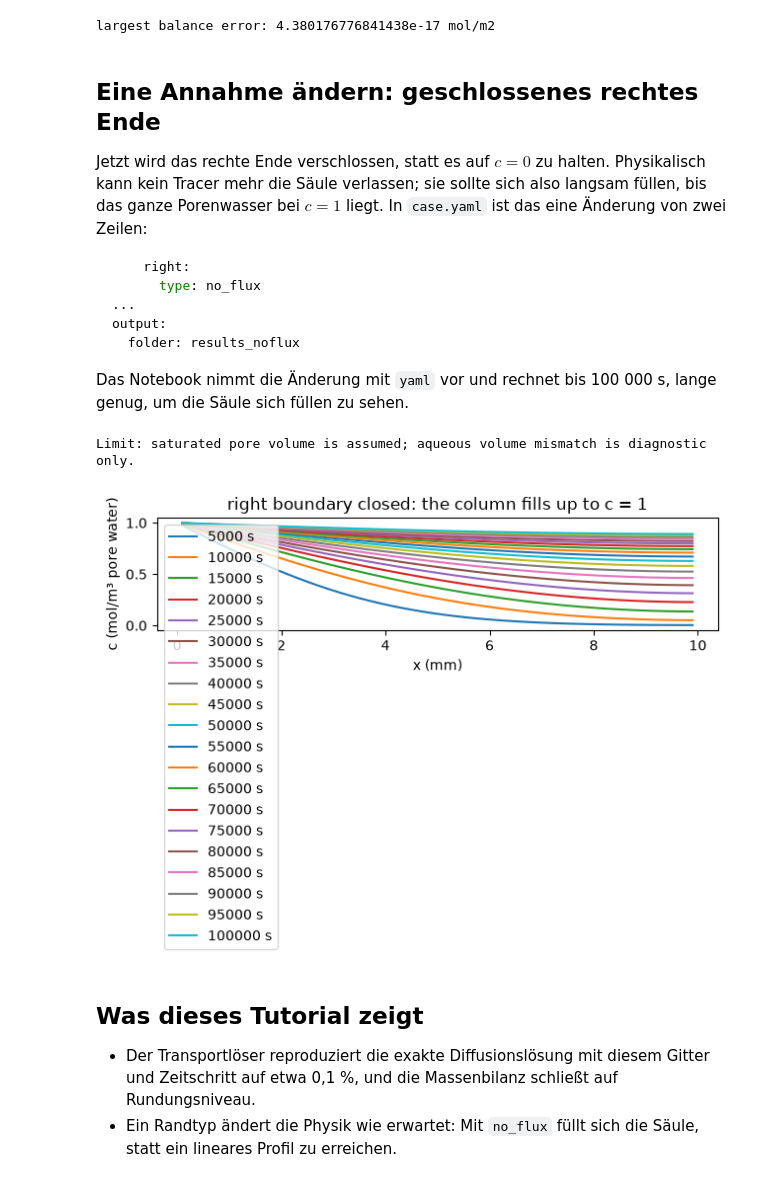
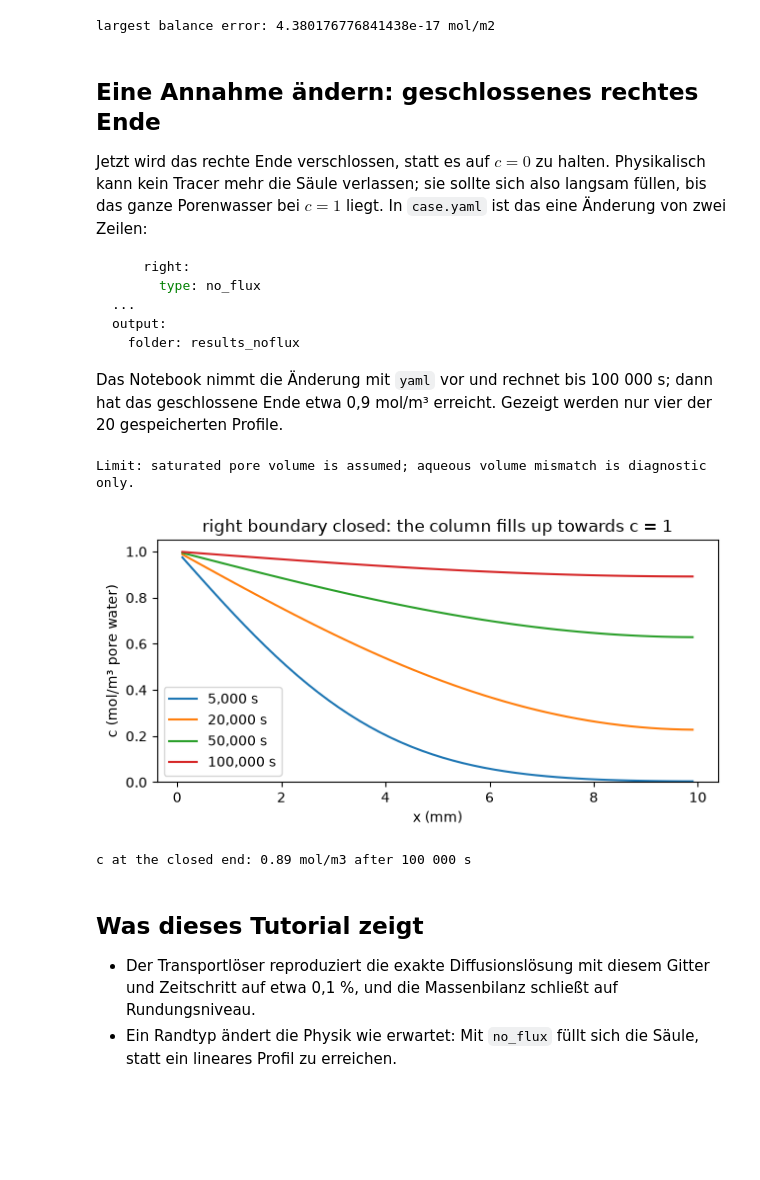
Before and after one commit to Bin-YZ/gems-fenicsx-tutorials, a Jupyter notebook: de/tutorials/01_tracer_diffusion.ipynb, the cells around one changed output. Drawn from its saved outputs; the diff is of its cells as text; code cells hidden in the pictures; blank space fills up the shorter version.

Commit message:
Tutorial 1: plot four profiles of the closed-end run instead of twenty

````diff
--- a/de/tutorials/01_tracer_diffusion.ipynb
+++ b/de/tutorials/01_tracer_diffusion.ipynb
@@ -222,7 +222,8 @@ output:
   folder: results_noflux
 ```
 
-Das Notebook nimmt die Änderung mit `yaml` vor und rechnet bis 100 000 s, lange genug, um die Säule sich füllen zu sehen.
+Das Notebook nimmt die Änderung mit `yaml` vor und rechnet bis 100 000 s; dann hat das geschlossene Ende etwa 0,9 mol/m³ erreicht.
+Gezeigt werden nur vier der 20 gespeicherten Profile.
 # %%
 import yaml
 case = yaml.safe_load(open('t01_tracer/case.yaml'))
@@ -236,13 +237,16 @@ Limit: saturated pore volume is assumed; aqueous volume mismatch is diagnostic o
 # %%
 q = pd.read_csv('t01_tracer/results_noflux/profiles.csv')
 fig, ax = plt.subplots(figsize=(6.5, 3.4))
-for t, g in q[q.time_s > 0].groupby('time_s'):
-    ax.plot(g.x_m * 1e3, g.tracer_c_mol_m3_water, label=f'{t:.0f} s')
-ax.set_xlabel('x (mm)'); ax.set_ylabel('c (mol/m³ pore water)')
-ax.set_title('right boundary closed: the column fills up to c = 1')
-ax.legend(); plt.tight_layout(); plt.show()
+for t in (5000, 20000, 50000, 100000):              # a few of the 20 saved times
+    g = q[q.time_s == t]
+    ax.plot(g.x_m * 1e3, g.tracer_c_mol_m3_water, label=f'{t:,} s')
+ax.set_xlabel('x (mm)'); ax.set_ylabel('c (mol/m³ pore water)'); ax.set_ylim(0, 1.05)
+ax.set_title('right boundary closed: the column fills up towards c = 1')
+ax.legend(loc='lower left'); plt.tight_layout(); plt.show()
+print(f"c at the closed end: {q[q.time_s == 100000].tracer_c_mol_m3_water.iloc[-1]:.2f} mol/m3 after 100 000 s")
 # %% [output]
-[figure, old version]
+[figure, new version]
+c at the closed end: 0.89 mol/m3 after 100 000 s
 # %% [markdown]
 ## Was dieses Tutorial zeigt
 
````
Also changed, not shown: parts of 1 cell of this notebook, 4 other files.
